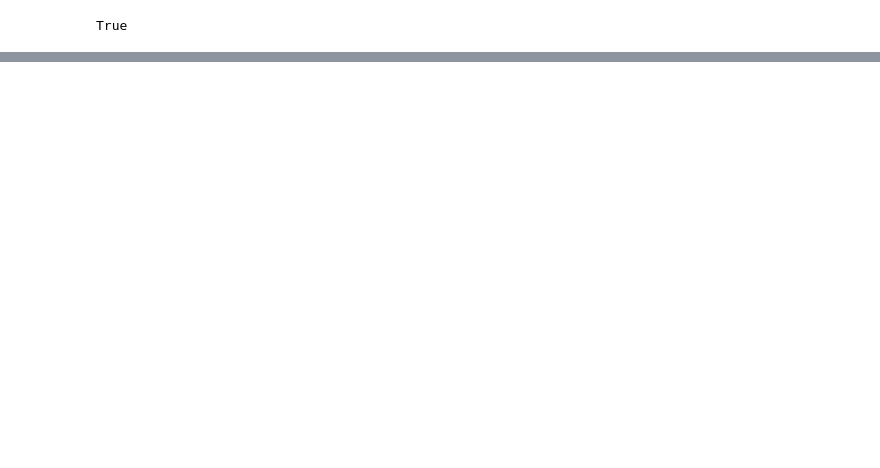
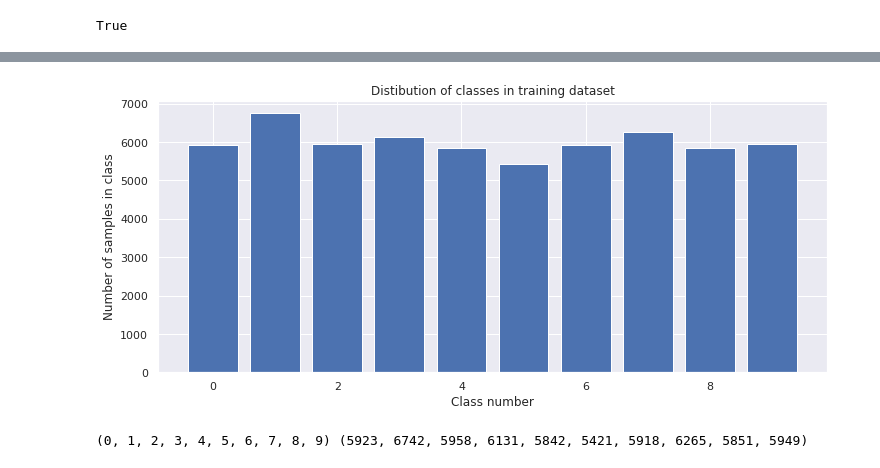
Before and after one commit to tegerte/1, a Jupyter notebook: mnist.ipynb, the cells around one changed output, grey strips where cells are left out. Cells and saved outputs as stored; diff of their text form; code cells hidden in the pictures; blank space fills up the shorter version.

Commit message:
mnist dataset

```diff
--- a/mnist.ipynb
+++ b/mnist.ipynb
@@ -35,0 +52,13 @@ True
+# %%
+plt.figure(figsize=(12,5))
+#plt.bar(num_f_samples.keys(), num_f_samples.values())
+plt.bar(*zip(*num_f_samples.items()))
+plt.xlabel('Class number')
+plt.ylabel('Number of samples in class')
+plt.title('Distibution of classes in training dataset');
+# %% [output]
+[figure, added]
+# %%
+print(*zip(*num_f_samples.items()))
+# %% [output]
+(0, 1, 2, 3, 4, 5, 6, 7, 8, 9) (5923, 6742, 5958, 6131, 5842, 5421, 5918, 6265, 5851, 5949)
```
Also changed, not shown: parts of 4 cells of this notebook.
